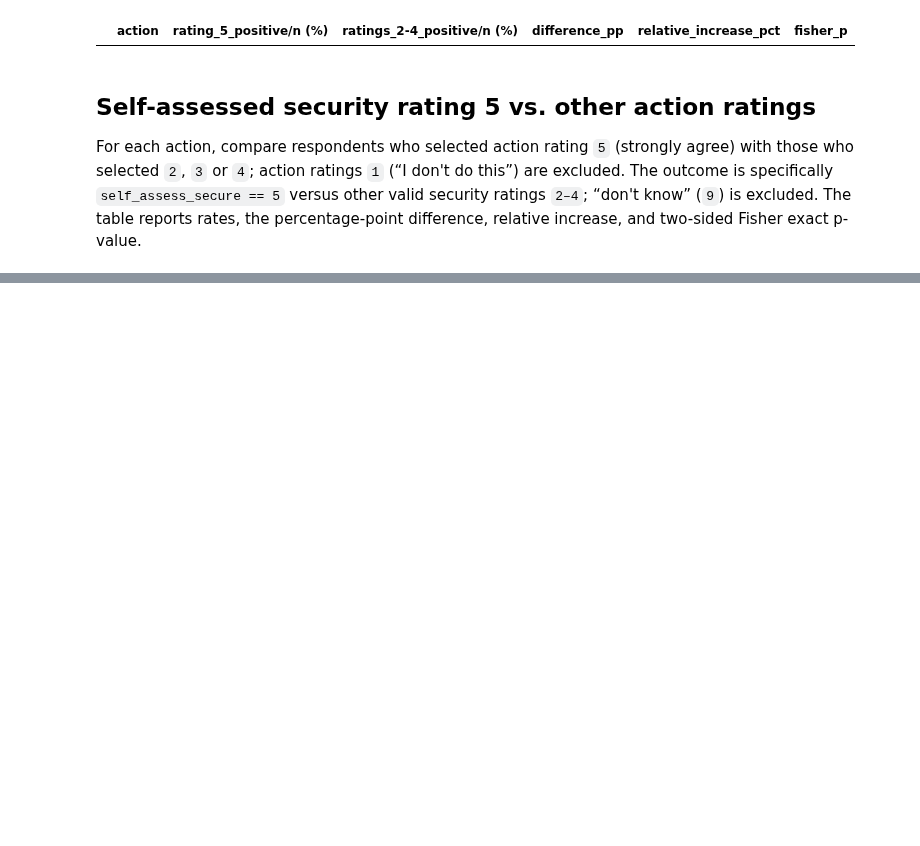
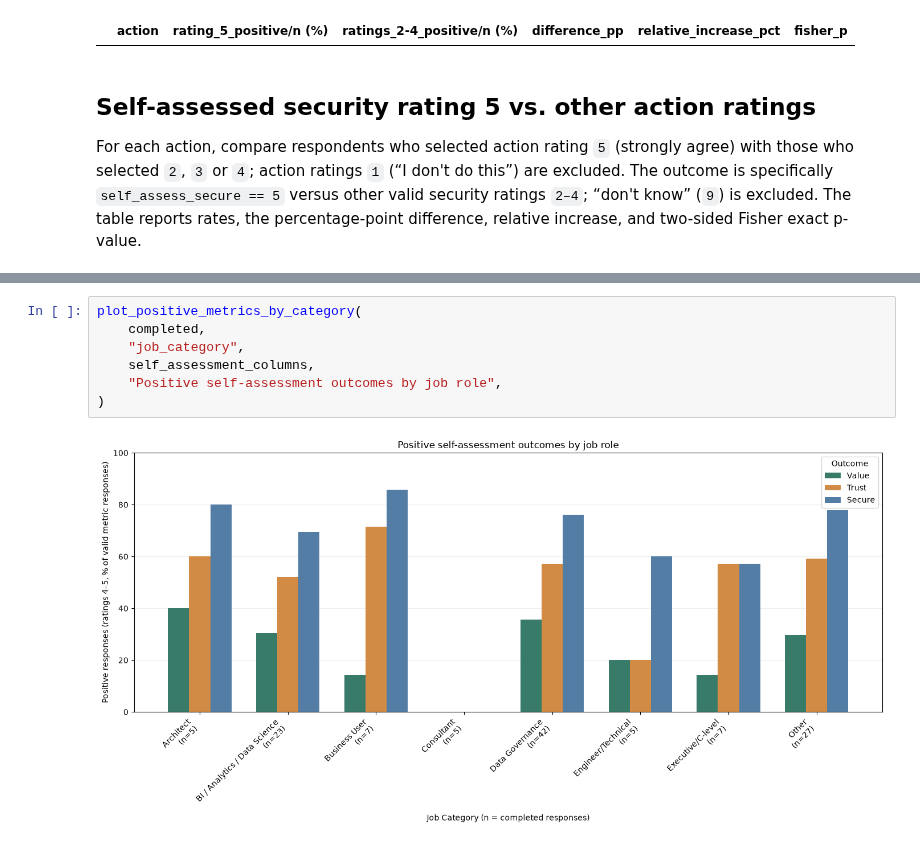
Before and after one commit to Aristotle-Metadata-Enterprises/mast-toolkit-notebooks, a Jupyter notebook: notebooks/dataversity.ipynb, the cells around one changed output, grey strips where cells are left out. Saved outputs shown, nothing was run; the diff lists cells and outputs as text; blank space fills up the shorter version.

```diff
--- a/notebooks/dataversity.ipynb
+++ b/notebooks/dataversity.ipynb
@@ -849,0 +685,9 @@ plt.show()
+# %%
+plot_positive_metrics_by_category(
+    completed,
+    "job_category",
+    self_assessment_columns,
+    "Positive self-assessment outcomes by job role",
+)
+# %% [output]
+[figure, added]
```
Also changed, not shown: parts of 10 cells of this notebook, 1 other file.
